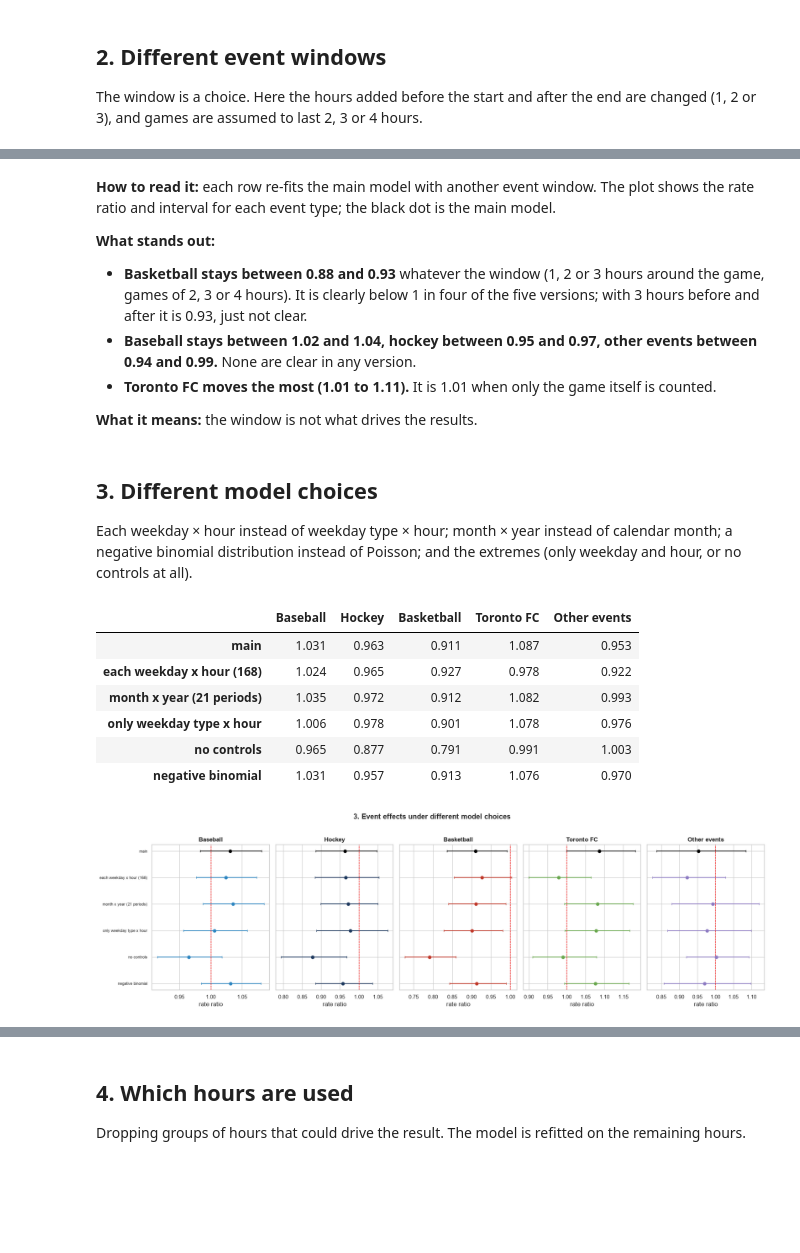
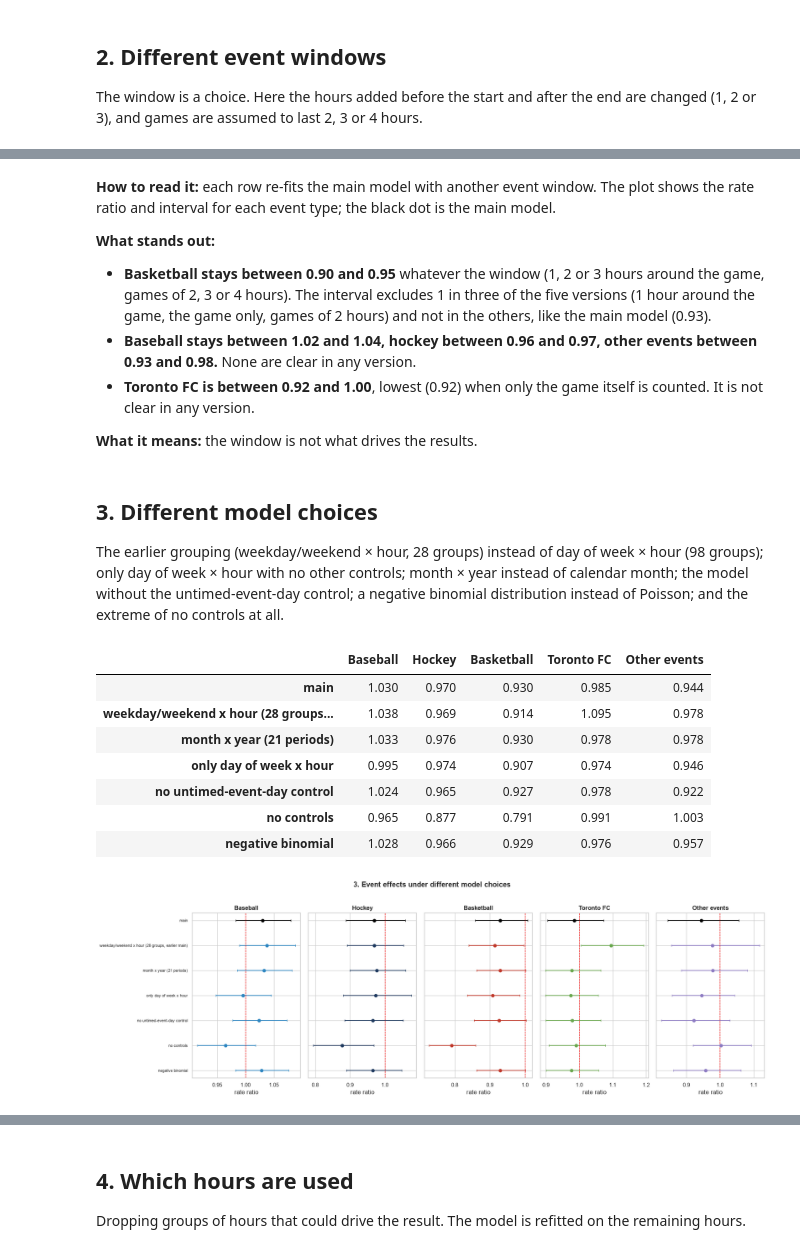
Before and after one commit to SegioMartin/Final-Project-Python-722, a Jupyter notebook: notebooks/04_verification.ipynb, the cells around one changed output, grey strips where cells are left out. Cells and saved outputs as stored; diff of their text form; code cells hidden in the pictures; blank space fills up the shorter version.

```diff
--- a/notebooks/04_verification.ipynb
+++ b/notebooks/04_verification.ipynb
@@ -63,6 +63,8 @@ day_ctrl = daily[["date", "is_holiday", "temp_mean_c", "rain_mm", "snow_cm", "sn
 BASE = BASE.merge(day_ctrl, on="date", how="left", validate="many_to_one")
 BASE["is_holiday"] = BASE["is_holiday"].astype(int)
 BASE["multi_event_day"] = (BASE["n_events"] >= 2).astype(int)
+# Events with no start time (CNE, TIFF, the marathon) have no hourly window. Their days get their own control, as in notebook 03.
+BASE["untimed_event_day"] = BASE["date"].isin(set(events.loc[events["window_start"].isna(), "date"])).astype(int)
 BASE["heavy_rain"] = (BASE["rain_mm"] >= 10).astype(int)
 BASE["snow_day"] = (BASE["snow_cm"] > 0).astype(int)
 BASE["snow3_over5"] = (BASE["snow_3d_cm"] > 5).astype(int)
@@ -108,12 +110,12 @@ print(f"{len(main_table):,} hours | event-window hours: {int(main_table['in_even
 # %%
 EVENTS_RHS = " + ".join(EVENT_FLAGS)
 TEMP = "C(temp_band, Treatment('10 to 20'))"
-RHS_MAIN = f"C(slot) + C(month) + is_holiday + snow_day + snow3_over5 + {TEMP} + heavy_rain + after_coding_change + multi_event_day"
+RHS_MAIN = f"C(weekday_slot) + C(month) + is_holiday + snow_day + snow3_over5 + {TEMP} + heavy_rain + after_coding_change + multi_event_day + untimed_event_day"
 
 
 def drop_constant_terms(data, rhs):
     """Remove yes/no controls that never vary in a subset (they cannot be estimated)."""
-    for term in ["is_holiday", "snow_day", "snow3_over5", "heavy_rain", "after_coding_change", "multi_event_day"]:
+    for term in ["is_holiday", "snow_day", "snow3_over5", "heavy_rain", "after_coding_change", "multi_event_day", "untimed_event_day"]:
         if data[term].nunique() < 2:
             rhs = rhs.replace(f" + {term}", "")
     return rhs
@@ -204,36 +206,38 @@ window_table.round(3)
 **How to read it:** each row re-fits the main model with another event window. The plot shows the rate ratio and interval for each event type; the black dot is the main model.
 
 **What stands out:**
-- **Basketball stays between 0.88 and 0.93** whatever the window (1, 2 or 3 hours around the game, games of 2, 3 or 4 hours). It is clearly below 1 in four of the five versions; with 3 hours before and after it is 0.93, just not clear.
-- **Baseball stays between 1.02 and 1.04, hockey between 0.95 and 0.97, other events between 0.94 and 0.99.** None are clear in any version.
-- **Toronto FC moves the most (1.01 to 1.11).** It is 1.01 when only the game itself is counted.
+- **Basketball stays between 0.90 and 0.95** whatever the window (1, 2 or 3 hours around the game, games of 2, 3 or 4 hours). The interval excludes 1 in three of the five versions (1 hour around the game, the game only, games of 2 hours) and not in the others, like the main model (0.93).
+- **Baseball stays between 1.02 and 1.04, hockey between 0.96 and 0.97, other events between 0.93 and 0.98.** None are clear in any version.
+- **Toronto FC is between 0.92 and 1.00**, lowest (0.92) when only the game itself is counted. It is not clear in any version.
 
 **What it means:** the window is not what drives the results.
 # %% [markdown]
 ## 3. Different model choices
-Each weekday × hour instead of weekday type × hour; month × year instead of calendar month; a negative binomial distribution instead of Poisson; and the extremes (only weekday and hour, or no controls at all).
+The earlier grouping (weekday/weekend × hour, 28 groups) instead of day of week × hour (98 groups); only day of week × hour with no other controls; month × year instead of calendar month; the model without the untimed-event-day control; a negative binomial distribution instead of Poisson; and the extreme of no controls at all.
 # %%
 model_variants = {
-    "each weekday x hour (168)": RHS_MAIN.replace("C(slot)", "C(weekday_slot)"),
+    "weekday/weekend x hour (28 groups, earlier main)": RHS_MAIN.replace("C(weekday_slot)", "C(slot)"),
     "month x year (21 periods)": RHS_MAIN.replace("C(month)", "C(period)").replace(" + after_coding_change", ""),  # the period already holds the coding change
-    "only weekday type x hour": "C(slot)",
+    "only day of week x hour": "C(weekday_slot)",
+    "no untimed-event-day control": RHS_MAIN.replace(" + untimed_event_day", ""),
     "no controls": "1",
 }
 for name, rhs in model_variants.items():
     RESULTS[name] = event_effects(fit_model(main_table, rhs))
 RESULTS["negative binomial"] = event_effects(fit_model(main_table, family="negbin"))
 model_names = ["main"] + list(model_variants) + ["negative binomial"]
 plot_checks(model_names, "3. Event effects under different model choices")
 pd.DataFrame({name: RESULTS[name]["rate_ratio"] for name in model_names}).T.round(3)
 # %% [output]
 |  | Baseball | Hockey | Basketball | Toronto FC | Other events |
-| main | 1.031 | 0.963 | 0.911 | 1.087 | 0.953 |
-| each weekday x hour (168) | 1.024 | 0.965 | 0.927 | 0.978 | 0.922 |
-| month x year (21 periods) | 1.035 | 0.972 | 0.912 | 1.082 | 0.993 |
-| only weekday type x hour | 1.006 | 0.978 | 0.901 | 1.078 | 0.976 |
+| main | 1.030 | 0.970 | 0.930 | 0.985 | 0.944 |
+| weekday/weekend x hour (28 groups... | 1.038 | 0.969 | 0.914 | 1.095 | 0.978 |
+| month x year (21 periods) | 1.033 | 0.976 | 0.930 | 0.978 | 0.978 |
+| only day of week x hour | 0.995 | 0.974 | 0.907 | 0.974 | 0.946 |
+| no untimed-event-day control | 1.024 | 0.965 | 0.927 | 0.978 | 0.922 |
 | no controls | 0.965 | 0.877 | 0.791 | 0.991 | 1.003 |
-| negative binomial | 1.031 | 0.957 | 0.913 | 1.076 | 0.970 |
+| negative binomial | 1.028 | 0.966 | 0.929 | 0.976 | 0.957 |
-[figure, old version]
+[figure, new version]
 # %% [markdown]
 **How to read it:** the main model with different model choices. The last plot shows each event type under each choice.
 
```
Also changed, not shown: parts of 13 cells of this notebook, 2 other files.
